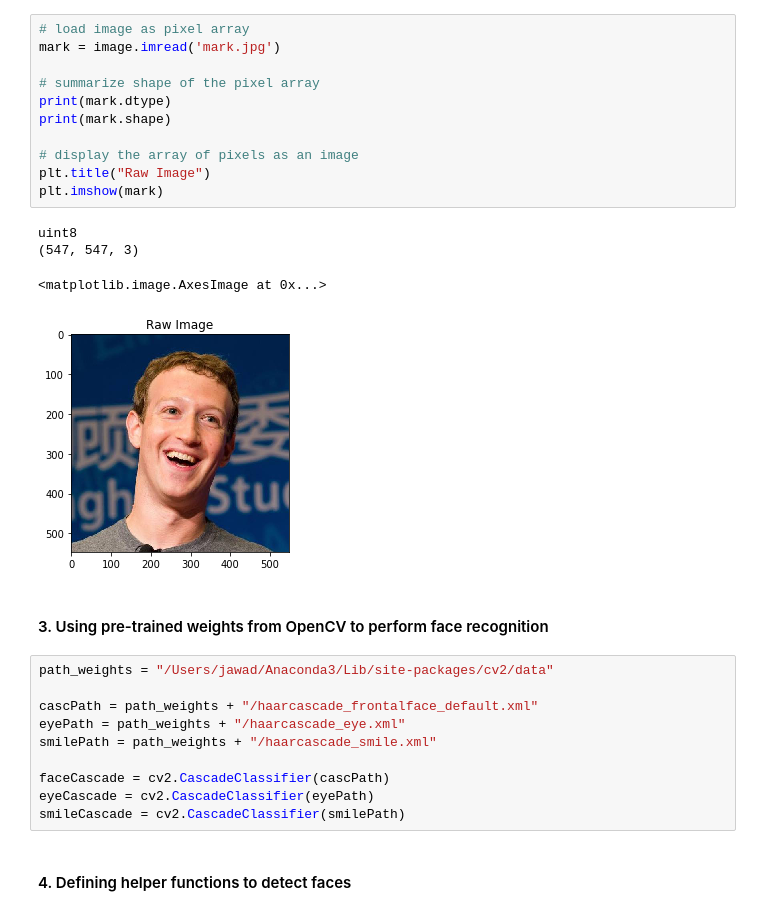
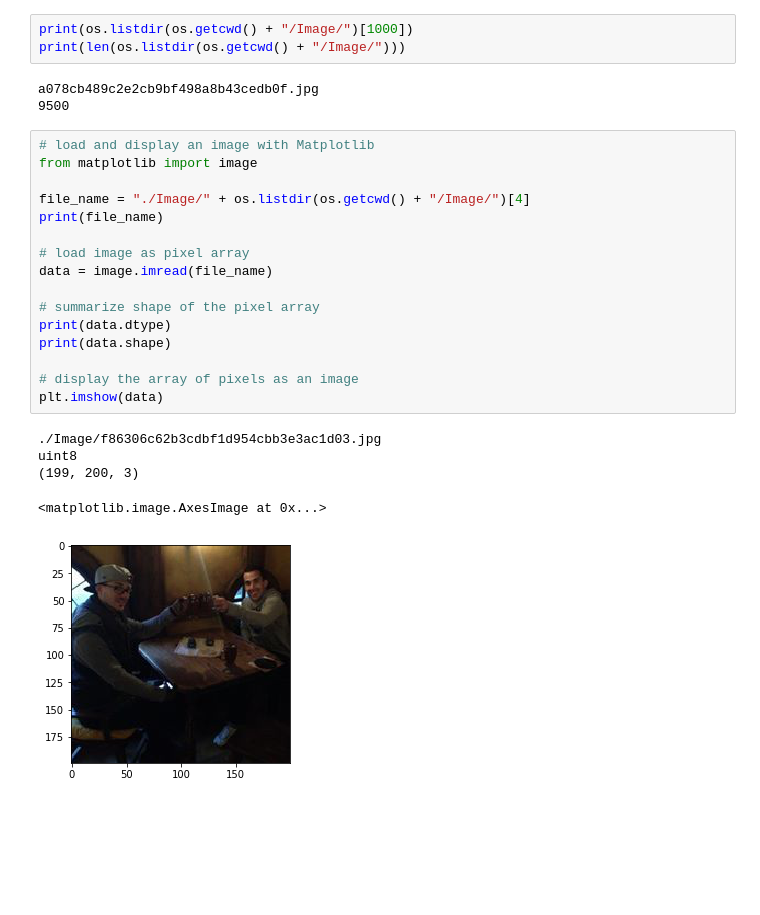
Before and after one commit to k1c/Facebook-User-Predictions, a Jupyter notebook: notebooks/Image_preprocessing.ipynb, the cells around one changed output. Drawn from its saved outputs; the diff is of its cells as text; blank space fills up the shorter version.

```diff
--- a/notebooks/Image_preprocessing.ipynb
+++ b/notebooks/Image_preprocessing.ipynb
@@ -36,30 +18,28 @@ C:\Users\jawad\Documents\DATA_SCIENCE\Facebook-User-Predictions\notebooks
+# %%
+print(os.listdir(os.getcwd() + "/Image/")[1000])
+print(len(os.listdir(os.getcwd() + "/Image/")))
+# %% [output]
+a078cb489c2e2cb9bf498a8b43cedb0f.jpg
+9500
 # %%
+# load and display an image with Matplotlib
+from matplotlib import image
+
+file_name = "./Image/" + os.listdir(os.getcwd() + "/Image/")[4]
+print(file_name)
+
 # load image as pixel array
-mark = image.imread('mark.jpg')
+data = image.imread(file_name)
 
 # summarize shape of the pixel array
-print(mark.dtype)
-print(mark.shape)
+print(data.dtype)
+print(data.shape)
 
 # display the array of pixels as an image
-plt.title("Raw Image")
-plt.imshow(mark)
+plt.imshow(data)
 # %% [output]
+./Image/f86306c62b3cdbf1d954cbb3e3ac1d03.jpg
 uint8
-(547, 547, 3)
+(199, 200, 3)
 <matplotlib.image.AxesImage at 0x...>
-[figure, old version]
+[figure, new version]
-# %% [markdown]
-#### 3. Using pre-trained weights from OpenCV to perform face recognition
-# %%
-path_weights = "/Users/jawad/Anaconda3/Lib/site-packages/cv2/data"
-
-cascPath = path_weights + "/haarcascade_frontalface_default.xml"
-eyePath = path_weights + "/haarcascade_eye.xml"
-smilePath = path_weights + "/haarcascade_smile.xml"
-
-faceCascade = cv2.CascadeClassifier(cascPath)
-eyeCascade = cv2.CascadeClassifier(eyePath)
-smileCascade = cv2.CascadeClassifier(smilePath)
-# %% [markdown]
-#### 4. Defining helper functions to detect faces
```
Also changed, not shown: parts of 23 cells of this notebook.
